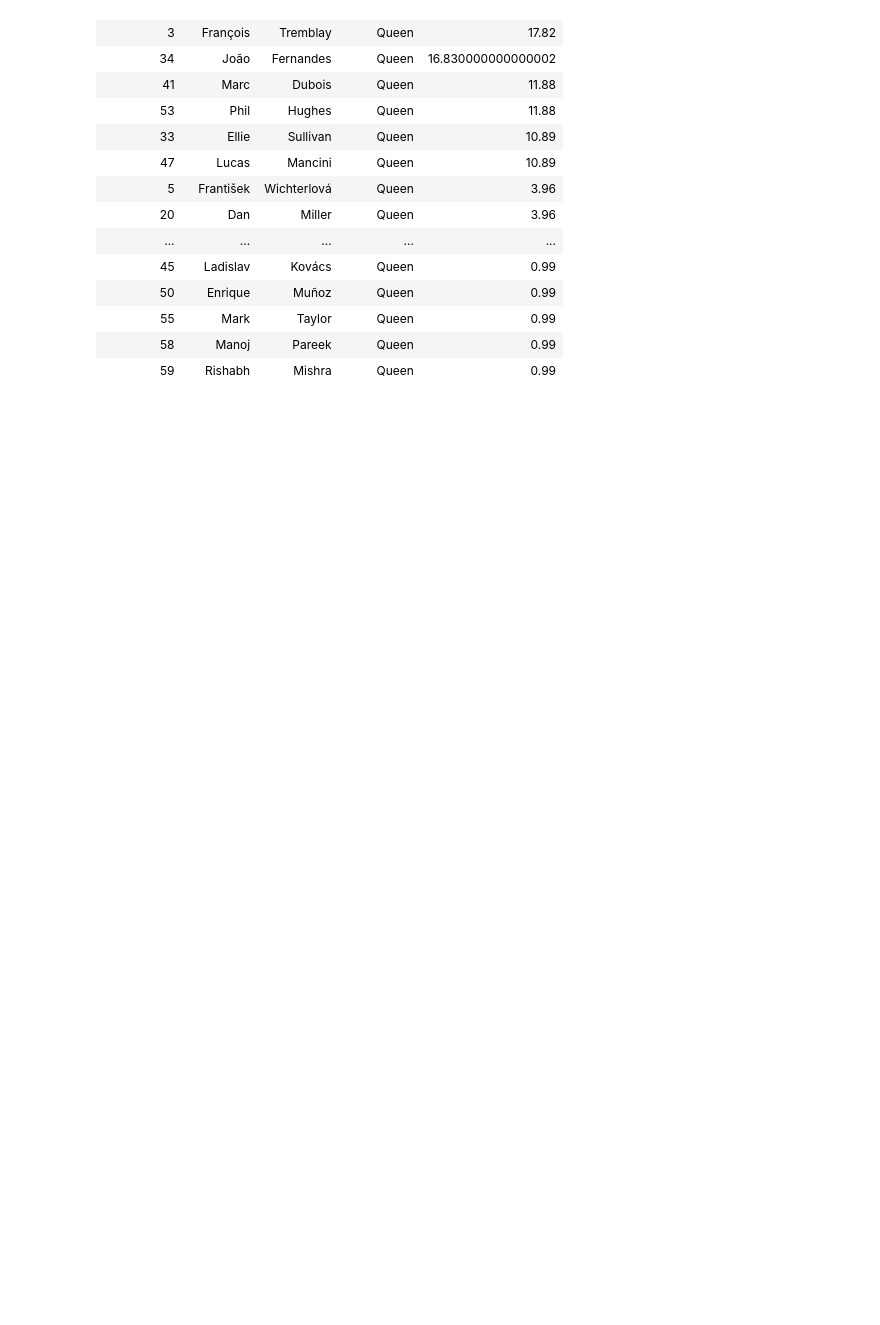
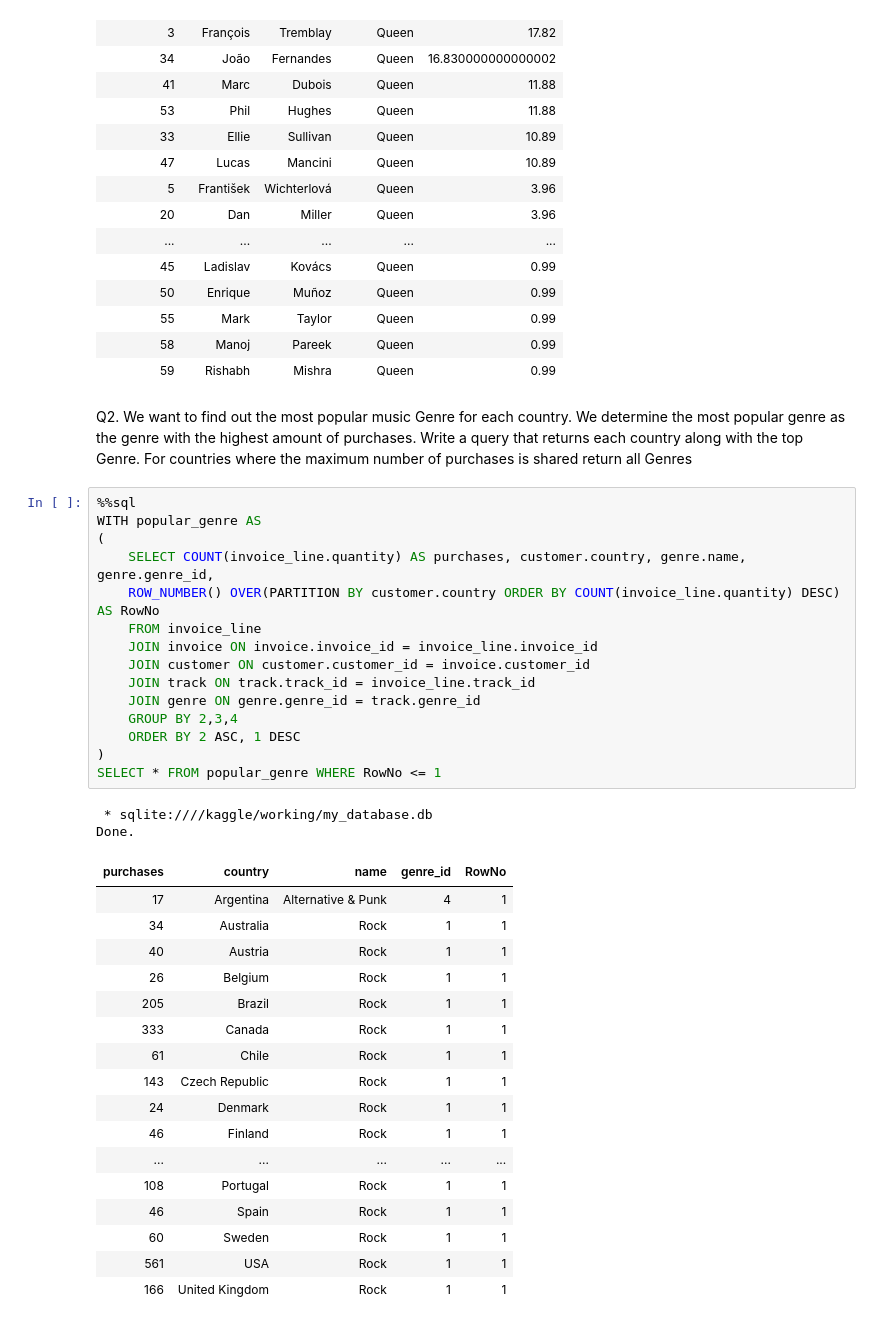
Before and after one commit to aravind8bkd/sql, a Jupyter notebook: Music Store Data Analysis/Music Store Data Analysis.ipynb, the cells around one changed output. Drawn from its saved outputs; the diff is of its cells as text; blank space fills up the shorter version.

Commit message:
Kaggle Notebook | Music Store Data Analysis | Version 8

```diff
--- a/Music Store Data Analysis/Music Store Data Analysis.ipynb
+++ b/Music Store Data Analysis/Music Store Data Analysis.ipynb
@@ -345,3 +345,42 @@ Done.
 | 55 | Mark | Taylor | Queen | 0.99 |
 | 58 | Manoj | Pareek | Queen | 0.99 |
 | 59 | Rishabh | Mishra | Queen | 0.99 |
+# %% [markdown]
+Q2. We want to find out the most popular music Genre for each country. We determine the most popular genre as the genre
+with the highest amount of purchases. Write a query that returns each country along with the top Genre. For countries where
+the maximum number of purchases is shared return all Genres
+# %%
+%%sql
+WITH popular_genre AS
+(
+    SELECT COUNT(invoice_line.quantity) AS purchases, customer.country, genre.name, genre.genre_id,
+	ROW_NUMBER() OVER(PARTITION BY customer.country ORDER BY COUNT(invoice_line.quantity) DESC) AS RowNo
+    FROM invoice_line
+	JOIN invoice ON invoice.invoice_id = invoice_line.invoice_id
+	JOIN customer ON customer.customer_id = invoice.customer_id
+	JOIN track ON track.track_id = invoice_line.track_id
+	JOIN genre ON genre.genre_id = track.genre_id
+	GROUP BY 2,3,4
+	ORDER BY 2 ASC, 1 DESC
+)
+SELECT * FROM popular_genre WHERE RowNo <= 1
+# %% [output]
+ * sqlite:////kaggle/working/my_database.db
+Done.
+| purchases | country | name | genre_id | RowNo |
+| 17 | Argentina | Alternative & Punk | 4 | 1 |
+| 34 | Australia | Rock | 1 | 1 |
+| 40 | Austria | Rock | 1 | 1 |
+| 26 | Belgium | Rock | 1 | 1 |
+| 205 | Brazil | Rock | 1 | 1 |
+| 333 | Canada | Rock | 1 | 1 |
+| 61 | Chile | Rock | 1 | 1 |
+| 143 | Czech Republic | Rock | 1 | 1 |
+| 24 | Denmark | Rock | 1 | 1 |
+| 46 | Finland | Rock | 1 | 1 |
+| ... | ... | ... | ... | ... |
+| 108 | Portugal | Rock | 1 | 1 |
+| 46 | Spain | Rock | 1 | 1 |
+| 60 | Sweden | Rock | 1 | 1 |
+| 561 | USA | Rock | 1 | 1 |
+| 166 | United Kingdom | Rock | 1 | 1 |
```
